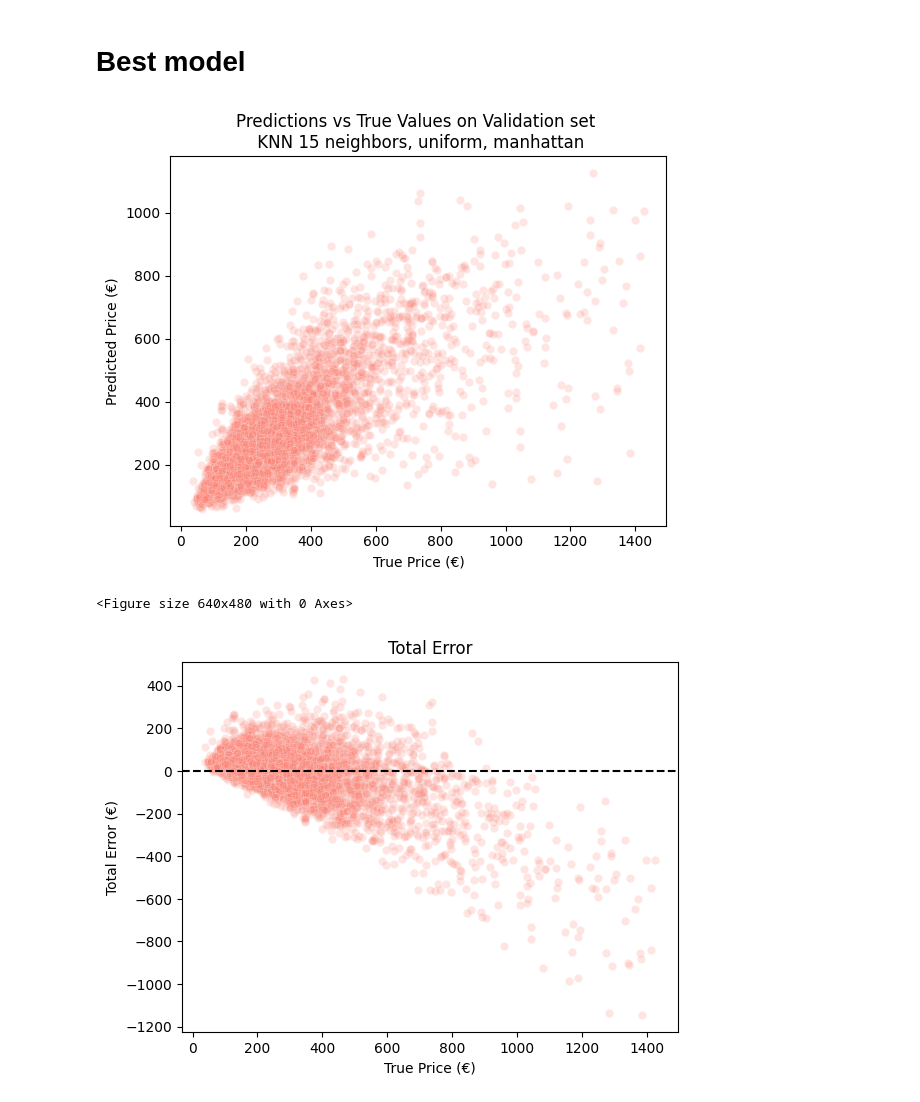
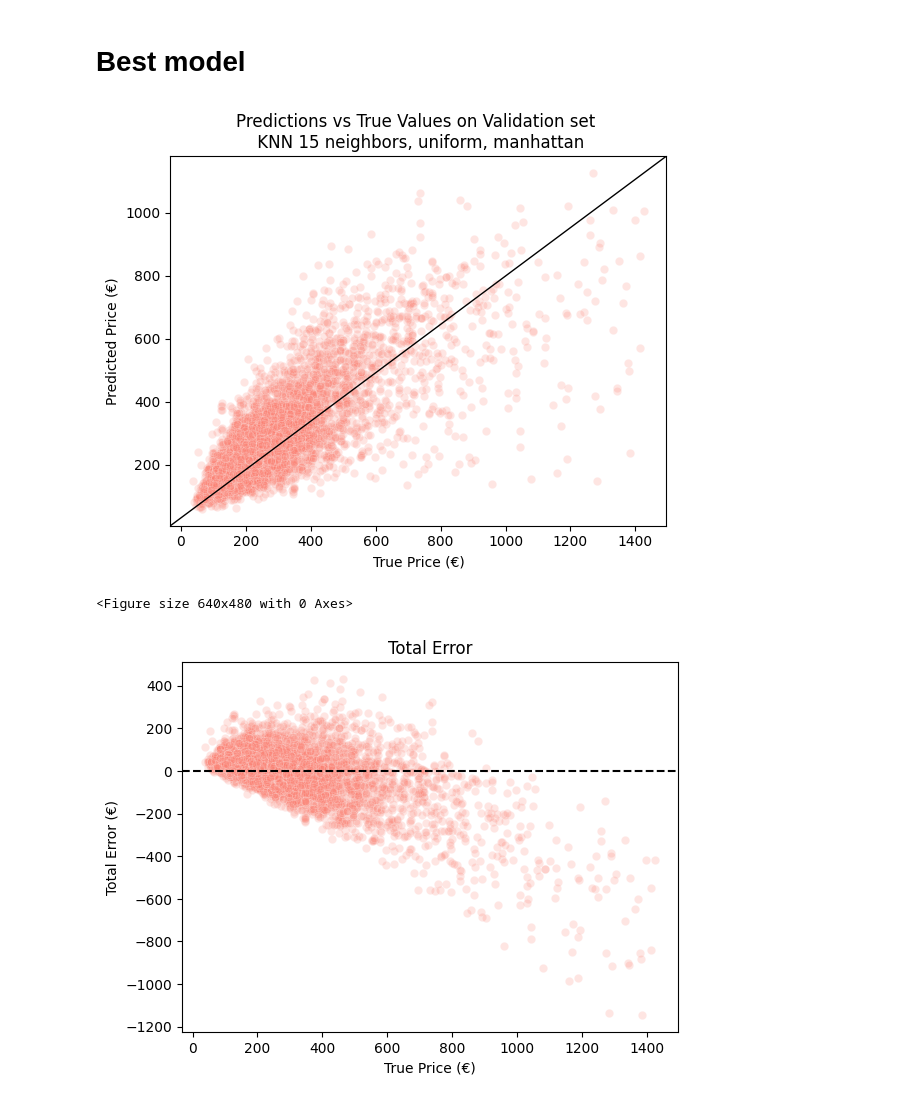
Before and after one commit to AddiH/DataScienceExam, a Jupyter notebook: nbs/viz_KNN.ipynb, the cells around one changed output. Cells and saved outputs as stored; diff of their text form; code cells hidden in the pictures.

Commit message:
adding truvspred plots

```diff
--- a/nbs/viz_KNN.ipynb
+++ b/nbs/viz_KNN.ipynb
@@ -234,14 +234,15 @@ y_original = scaler_y.inverse_transform(y_val.reshape(-1, 1)).flatten()
 # %%
 # Plot the predictions
 sns.scatterplot(x=y_original, y=preds_original, color='salmon', alpha=0.2)
+plt.plot([0, 1], [0, 1], transform=plt.gca().transAxes, color='black', linestyle='-', linewidth=1)
 plt.xlabel('True Price (€)')
 plt.ylabel('Predicted Price (€)')
 plt.title('Predictions vs True Values on Validation set \n KNN 15 neighbors, uniform, manhattan')
 plt.savefig('../plots/KNN/best_model_true_vs_pred', dpi=200, bbox_inches='tight')
 plt.show()
 plt.clf()
 # %% [output]
-[figure, old version]
+[figure, new version]
 <Figure size 640x480 with 0 Axes>
 # %%
 # Calculation of total error
```
Also changed, not shown: 3 other files.
